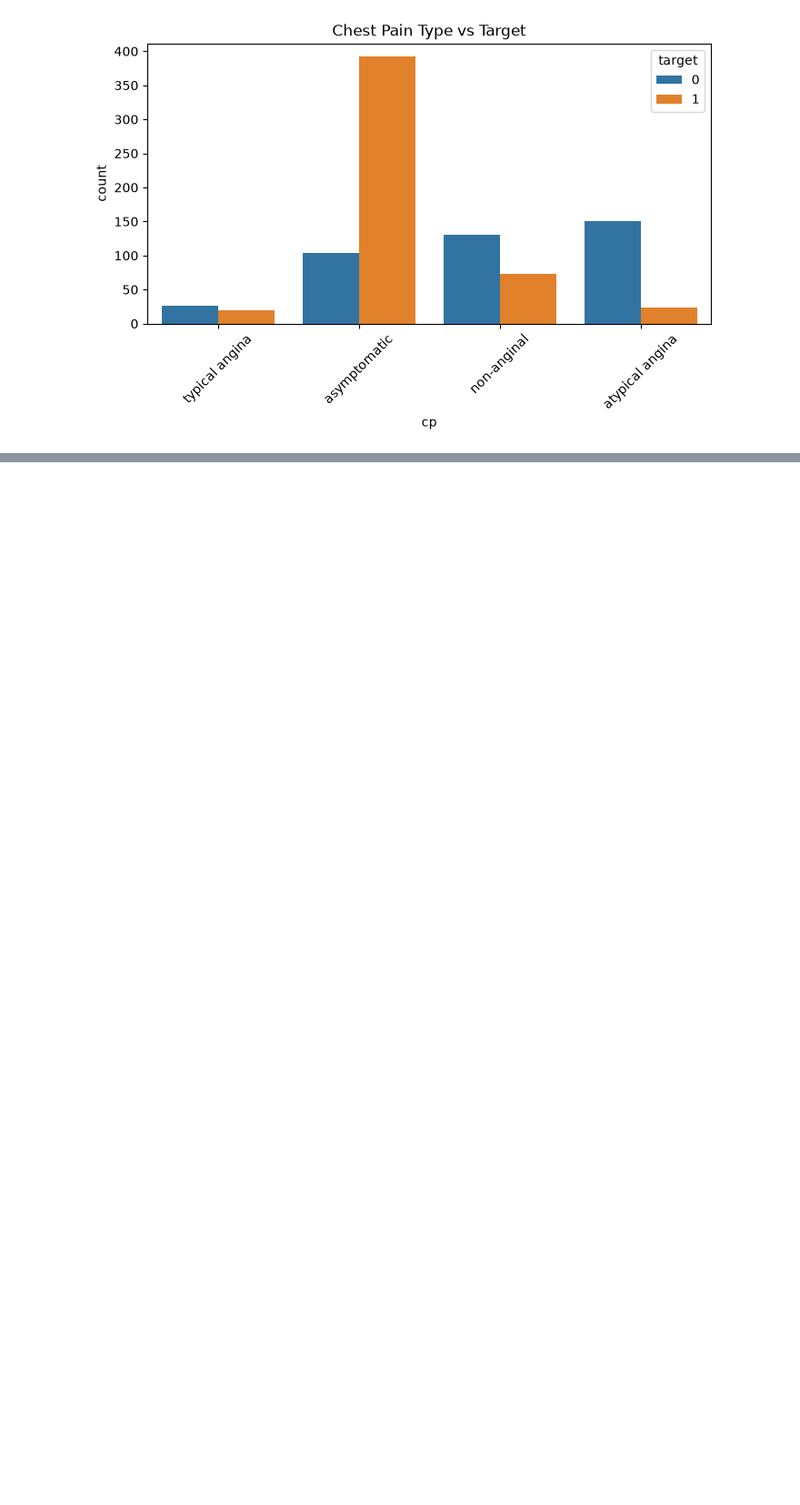
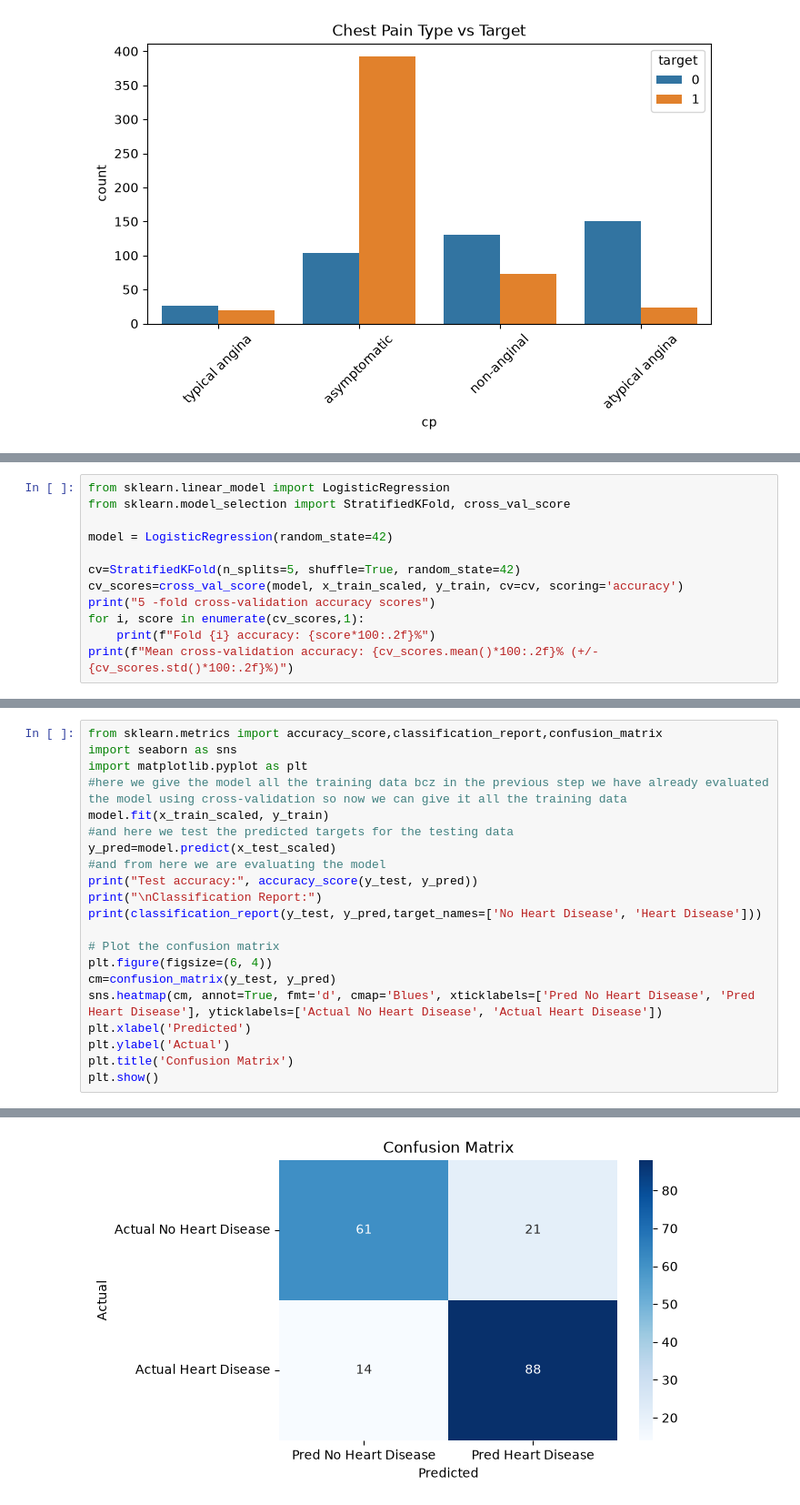
Before and after one commit to hamza-hk7440/heart-disease-prediction, a Jupyter notebook: heart_disease_analysis.ipynb, the cells around one changed output, grey strips where cells are left out. Shown at 91% size. Saved outputs shown, nothing was run; the diff lists cells and outputs as text; blank space fills up the shorter version.

```diff
--- a/heart_disease_analysis.ipynb
+++ b/heart_disease_analysis.ipynb
@@ -115,0 +162,12 @@ df.head()
+# %%
+from sklearn.linear_model import LogisticRegression
+from sklearn.model_selection import StratifiedKFold, cross_val_score
+
+model = LogisticRegression(random_state=42)
+
+cv=StratifiedKFold(n_splits=5, shuffle=True, random_state=42)
+cv_scores=cross_val_score(model, x_train_scaled, y_train, cv=cv, scoring='accuracy')
+print("5 -fold cross-validation accuracy scores")
+for i, score in enumerate(cv_scores,1):
+    print(f"Fold {i} accuracy: {score*100:.2f}%")
+print(f"Mean cross-validation accuracy: {cv_scores.mean()*100:.2f}% (+/- {cv_scores.std()*100:.2f}%)")
@@ -115,0 +182,22 @@ df.head()
+# %%
+from sklearn.metrics import accuracy_score,classification_report,confusion_matrix
+import seaborn as sns
+import matplotlib.pyplot as plt
+#here we give the model all the training data bcz in the previous step we have already evaluated the model using cross-validation so now we can give it all the training data
+model.fit(x_train_scaled, y_train)
+#and here we test the predicted targets for the testing data
+y_pred=model.predict(x_test_scaled)
+#and from here we are evaluating the model
+print("Test accuracy:", accuracy_score(y_test, y_pred))
+print("\nClassification Report:")
+print(classification_report(y_test, y_pred,target_names=['No Heart Disease', 'Heart Disease']))
+
+# Plot the confusion matrix
+plt.figure(figsize=(6, 4))
+cm=confusion_matrix(y_test, y_pred)
+sns.heatmap(cm, annot=True, fmt='d', cmap='Blues', xticklabels=['Pred No Heart Disease', 'Pred Heart Disease'], yticklabels=['Actual No Heart Disease', 'Actual Heart Disease'])
+plt.xlabel('Predicted')
+plt.ylabel('Actual')
+plt.title('Confusion Matrix')
+plt.show()
+# %% [output]
@@ -115,0 +215 @@ df.head()
+[figure, added]
```
Also changed, not shown: parts of 13 cells of this notebook, 5 other files.
